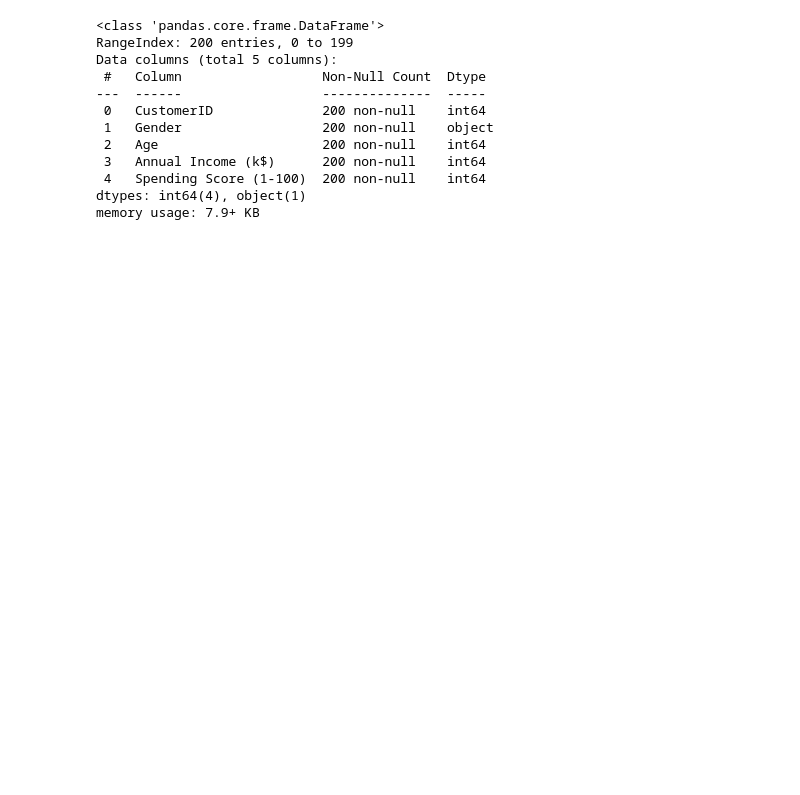
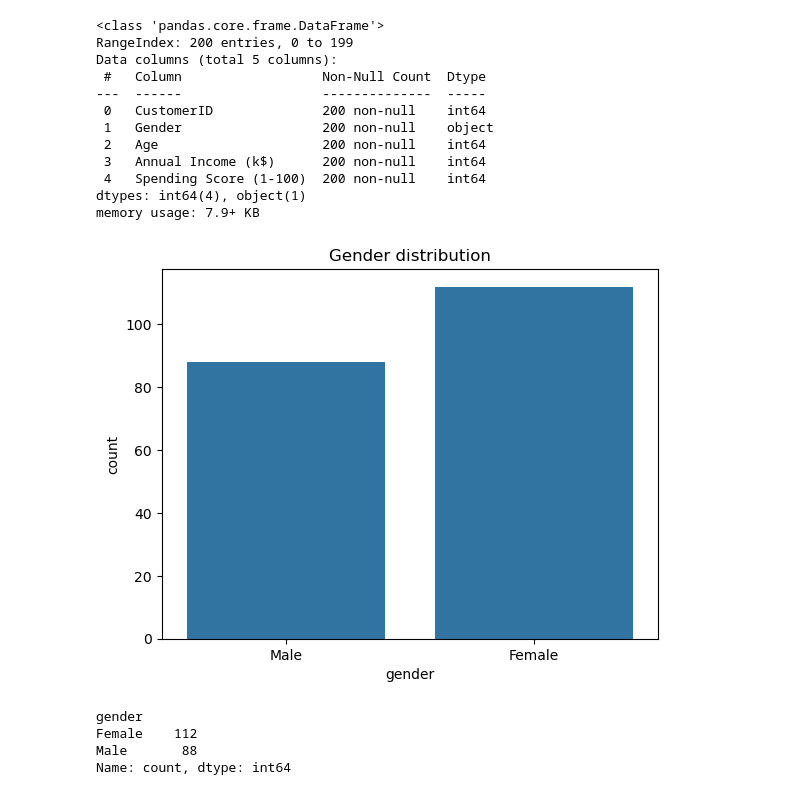
Before and after one commit to Gifted-Dev/customer-segmentation, a Jupyter notebook: notebooks/EDA.ipynb, the cells around one changed output. Cells and saved outputs as stored; diff of their text form; code cells hidden in the pictures; blank space fills up the shorter version.

```diff
--- a/notebooks/EDA.ipynb
+++ b/notebooks/EDA.ipynb
@@ -44,3 +75,29 @@ Data columns (total 5 columns):
  4   Spending Score (1-100)  200 non-null    int64
 dtypes: int64(4), object(1)
 memory usage: 7.9+ KB
+# %%
+new_names = {
+    'Annual Income (k$)' : 'annual_income',
+    'Spending Score (1-100)' : 'spending_score',
+    'Gender' : 'gender'
+}
+
+df.rename(columns=new_names, inplace=True)
+# %%
+# checking the Gender distribution
+
+sns.countplot(x='gender', data=df)
+plt.title('Gender distribution')
+plt.show()
+# %% [output]
+[figure, added]
+# %%
+# number distribution
+
+gender_counts = df['gender'].value_counts()
+gender_counts
+# %% [output]
+gender
+Female    112
+Male       88
+Name: count, dtype: int64
```
Also changed, not shown: parts of 21 cells of this notebook, 3 other files.
